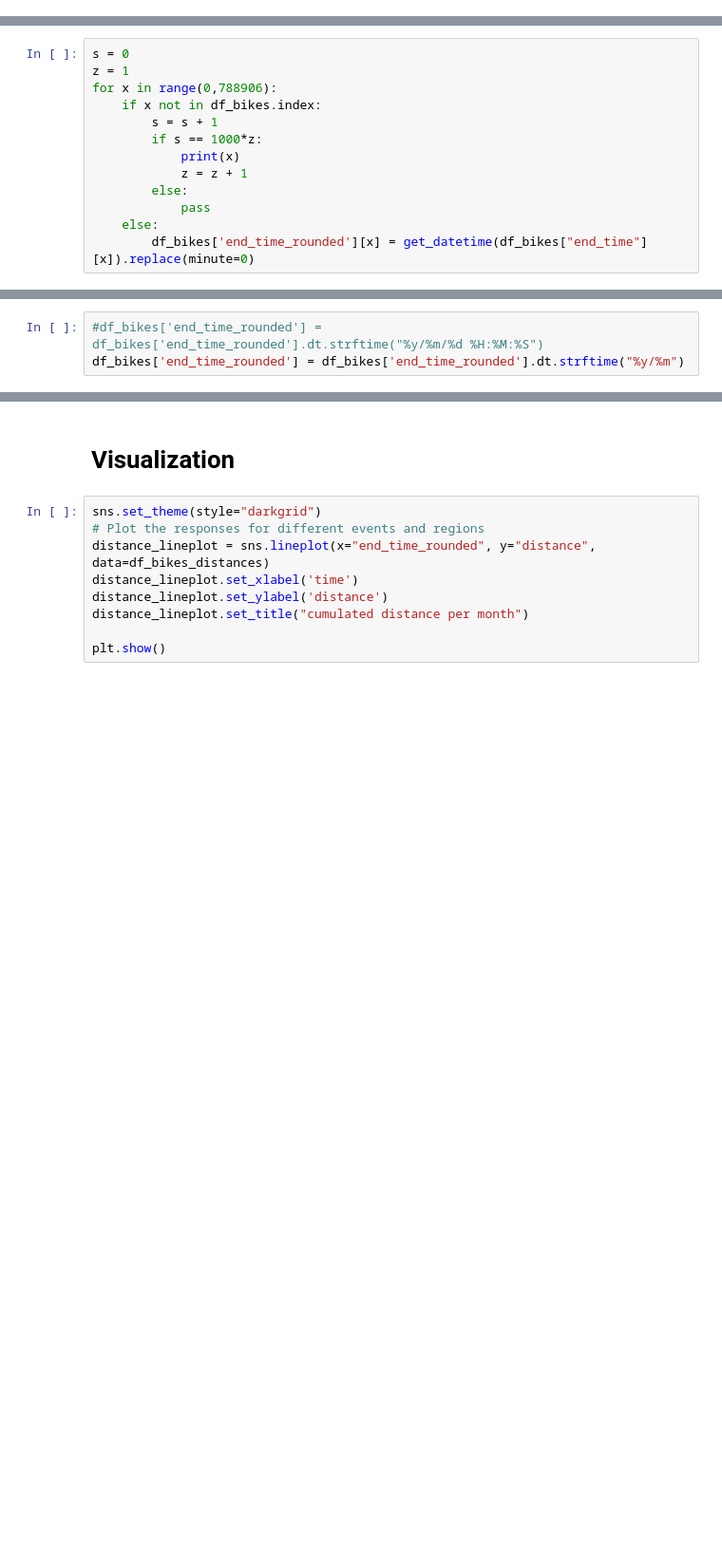
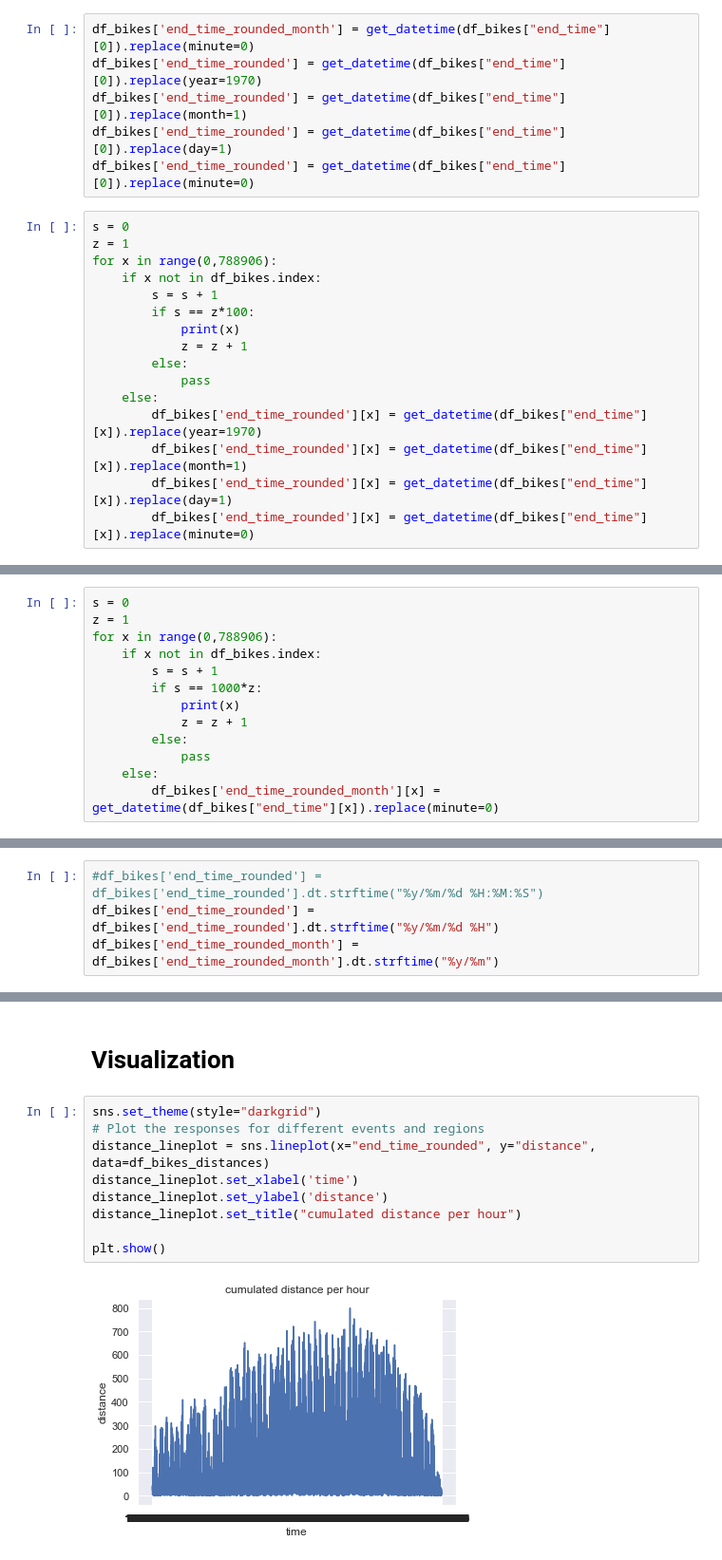
Before and after one commit to GoebelM94/dsml2021, a Jupyter notebook: notebooks/All_User_Distance_h.ipynb, the cells around one changed output, grey strips where cells are left out. Shown at 95% size. Saved outputs shown, nothing was run; the diff lists cells and outputs as text; blank space fills up the shorter version.

```diff
--- a/notebooks/All_User_Distance_h.ipynb
+++ b/notebooks/All_User_Distance_h.ipynb
@@ -136,0 +135,22 @@ df_bikes['end_time_rounded'] = get_datetime(df_bikes["end_time"][0]).replace(min
+# %%
+df_bikes['end_time_rounded_month'] = get_datetime(df_bikes["end_time"][0]).replace(minute=0)
+df_bikes['end_time_rounded'] = get_datetime(df_bikes["end_time"][0]).replace(year=1970)
+df_bikes['end_time_rounded'] = get_datetime(df_bikes["end_time"][0]).replace(month=1)
+df_bikes['end_time_rounded'] = get_datetime(df_bikes["end_time"][0]).replace(day=1)
+df_bikes['end_time_rounded'] = get_datetime(df_bikes["end_time"][0]).replace(minute=0)
+# %%
+s = 0
+z = 1
+for x in range(0,788906):
+    if x not in df_bikes.index:
+        s = s + 1
+        if s == z*100:
+            print(x)
+            z = z + 1
+        else:
+            pass
+    else:
+        df_bikes['end_time_rounded'][x] = get_datetime(df_bikes["end_time"][x]).replace(year=1970)
+        df_bikes['end_time_rounded'][x] = get_datetime(df_bikes["end_time"][x]).replace(month=1)
+        df_bikes['end_time_rounded'][x] = get_datetime(df_bikes["end_time"][x]).replace(day=1)
+        df_bikes['end_time_rounded'][x] = get_datetime(df_bikes["end_time"][x]).replace(minute=0)
@@ -146,7 +200,7 @@ for x in range(0,788906):
         else:
             pass
     else:
-        df_bikes['end_time_rounded'][x] = get_datetime(df_bikes["end_time"][x]).replace(minute=0)
+        df_bikes['end_time_rounded_month'][x] = get_datetime(df_bikes["end_time"][x]).replace(minute=0)
 # %% [output]
 A value is trying to be set on a copy of a slice from a DataFrame
 
@@ -164,6 +226,7 @@ df_bikes1 = df_bikes
 # %%
 #df_bikes['end_time_rounded'] = df_bikes['end_time_rounded'].dt.strftime("%y/%m/%d %H:%M:%S")
-df_bikes['end_time_rounded'] = df_bikes['end_time_rounded'].dt.strftime("%y/%m")
+df_bikes['end_time_rounded'] = df_bikes['end_time_rounded'].dt.strftime("%y/%m/%d %H")
+df_bikes['end_time_rounded_month'] = df_bikes['end_time_rounded_month'].dt.strftime("%y/%m")
 # %%
 df_bikes_distances = df_bikes.groupby(['end_time_rounded']).sum()
 # %%
@@ -173,9 +251,11 @@ df_bikes_distances.drop(['start_station_id', 'end_station_id', 's_lat', 's_lng',
 # %%
 sns.set_theme(style="darkgrid")
 # Plot the responses for different events and regions
 distance_lineplot = sns.lineplot(x="end_time_rounded", y="distance", data=df_bikes_distances)
 distance_lineplot.set_xlabel('time')
 distance_lineplot.set_ylabel('distance')
-distance_lineplot.set_title("cumulated distance per month")
+distance_lineplot.set_title("cumulated distance per hour")
 
 plt.show()
+# %% [output]
+[figure, added]
```
Also changed, not shown: parts of 5 cells of this notebook, 11 other files.
